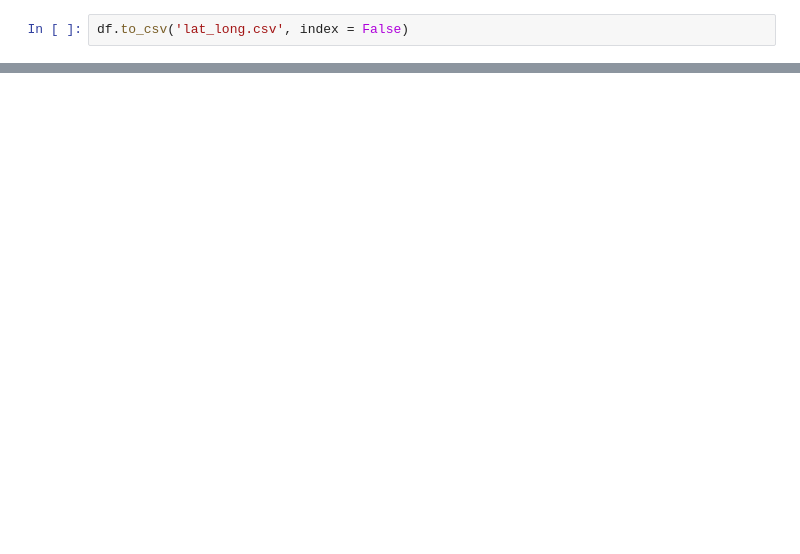
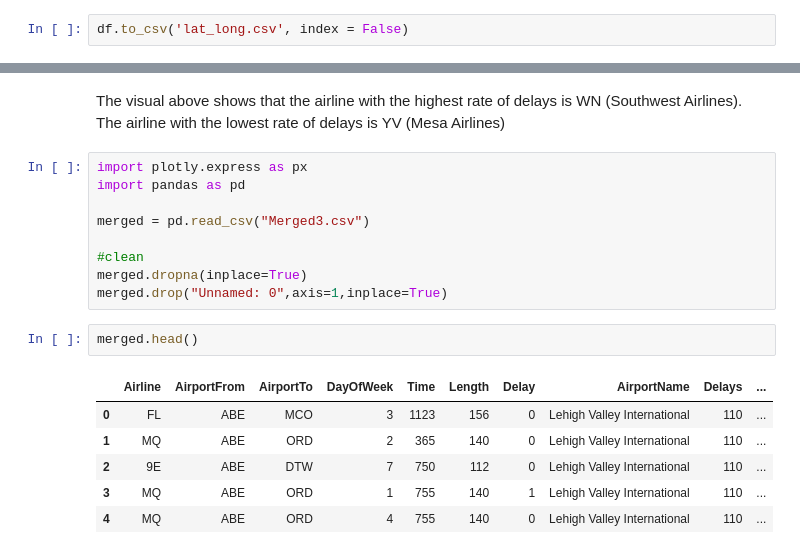
Before and after one commit to brip/SC22-BatchC-shimmering-pythons, a Jupyter notebook: final_EDA.ipynb, the cells around one changed output, grey strips where cells are left out. Drawn from its saved outputs; the diff is of its cells as text; blank space fills up the shorter version.

```diff
--- a/final_EDA.ipynb
+++ b/final_EDA.ipynb
@@ -198,0 +226,20 @@ at_hist.show()
+# %% [markdown]
+The visual above shows that the airline with the highest rate of delays is WN \(Southwest Airlines\). The airline with the lowest rate of delays is YV \(Mesa Airlines\)
+# %%
+import plotly.express as px
+import pandas as pd
+
+merged = pd.read_csv("Merged3.csv")
+
+#clean
+merged.dropna(inplace=True)
+merged.drop("Unnamed: 0",axis=1,inplace=True)
+# %%
+merged.head()
+# %% [output]
+|  | Airline | AirportFrom | AirportTo | DayOfWeek | Time | Length | Delay | AirportName | Delays | ... |
+| 0 | FL | ABE | MCO | 3 | 1123 | 156 | 0 | Lehigh Valley International | 110 | ... |
+| 1 | MQ | ABE | ORD | 2 | 365 | 140 | 0 | Lehigh Valley International | 110 | ... |
+| 2 | 9E | ABE | DTW | 7 | 750 | 112 | 0 | Lehigh Valley International | 110 | ... |
+| 3 | MQ | ABE | ORD | 1 | 755 | 140 | 1 | Lehigh Valley International | 110 | ... |
+| 4 | MQ | ABE | ORD | 4 | 755 | 140 | 0 | Lehigh Valley International | 110 | ... |
```
Also changed, not shown: parts of 9 cells of this notebook, 19 other files.
